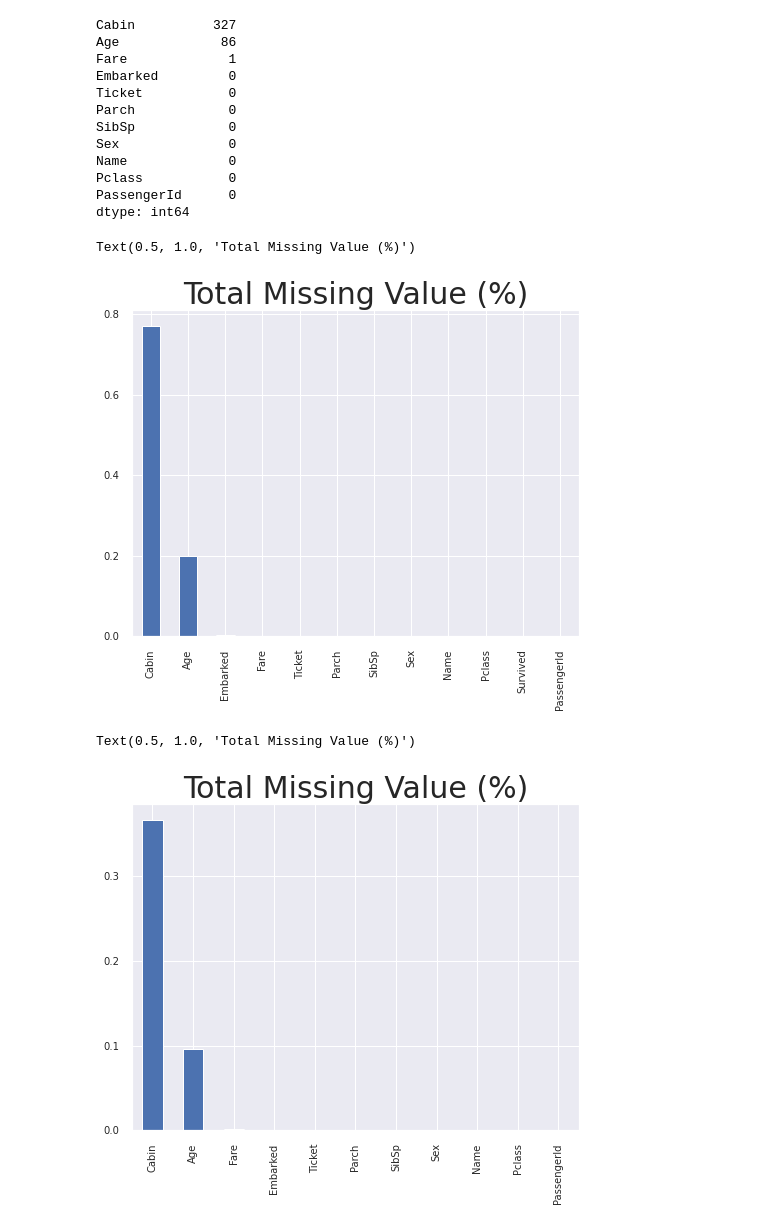
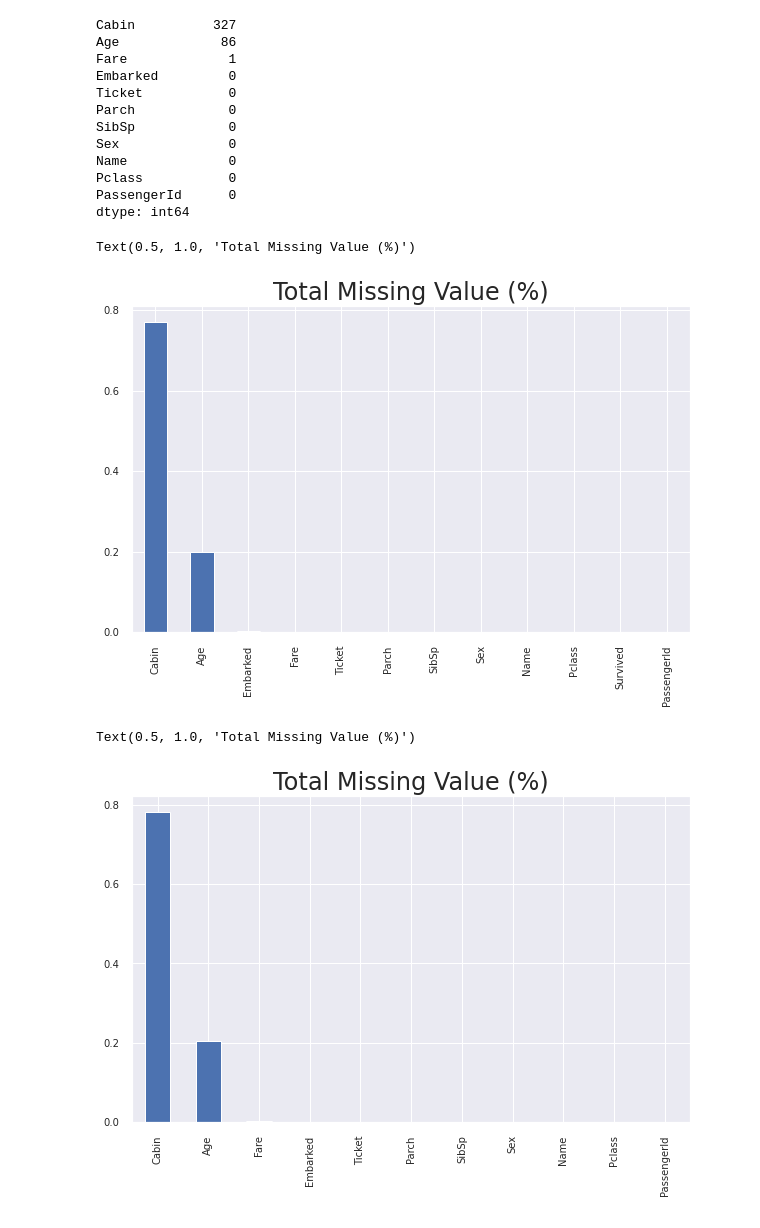
Before and after one commit to Daikoku1/Daikoku_Python, a Jupyter notebook: 캐글/타이타닉.ipynb, the cells around one changed output. Cells and saved outputs as stored; diff of their text form; code cells hidden in the pictures.

```diff
--- a/캐글/타이타닉.ipynb
+++ b/캐글/타이타닉.ipynb
@@ -5,7 +5,7 @@ import matplotlib.pyplot as plt
 import seaborn as sns
 
 plt.style.use('seaborn')
-sns.set(font_scale=2.5)
+sns.set(font_scale=2)
 # 이 두줄은 본 필자가 항상 쓰는 방법입니다. matplotlib 의 기본 scheme 말고 seaborn scheme 을 세팅하고, 일일이 graph 의 font size 를 지정할 필요 없이 seaborn 의 font_scale 을 사용하면 편합니다.
 
 #ignore warnings
@@ -79,15 +83,15 @@ PassengerId      0
 dtype: int64
 # %%
 percent = df_train.isnull().sum().sort_values(ascending=False)/len(df_train)
-percent.plot(kind="bar", figsize = (8,6), fontsize = 10)
+percent.plot(kind="bar", figsize = (10,6), fontsize = 10)
 plt.title("Total Missing Value (%)")
 # %% [output]
 Text(0.5, 1.0, 'Total Missing Value (%)')
-[figure, old version]
+[figure, new version]
 # %%
-percent = df_test.isnull().sum().sort_values(ascending=False)/len(df_train)
-percent.plot(kind="bar", figsize = (8,6), fontsize = 10)
+percent = df_test.isnull().sum().sort_values(ascending=False)/len(df_test)
+percent.plot(kind="bar", figsize = (10,6), fontsize = 10)
 plt.title("Total Missing Value (%)")
 # %% [output]
 Text(0.5, 1.0, 'Total Missing Value (%)')
-[figure, old version]
+[figure, new version]
```
Also changed, not shown: parts of 16 cells of this notebook.
